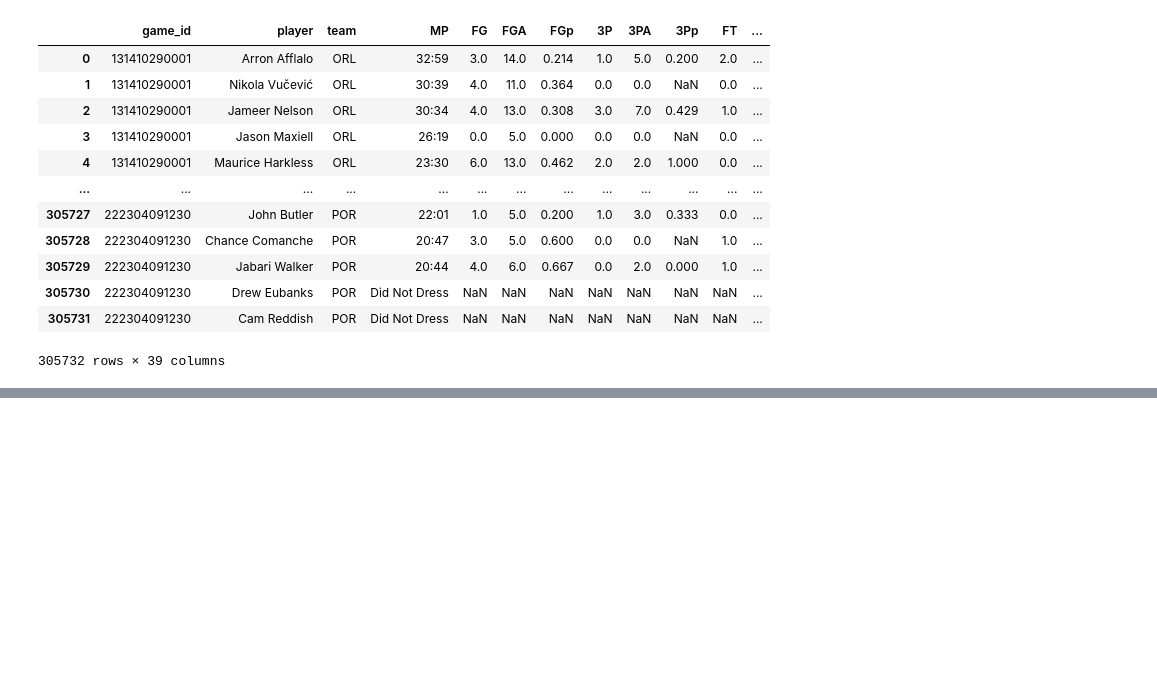
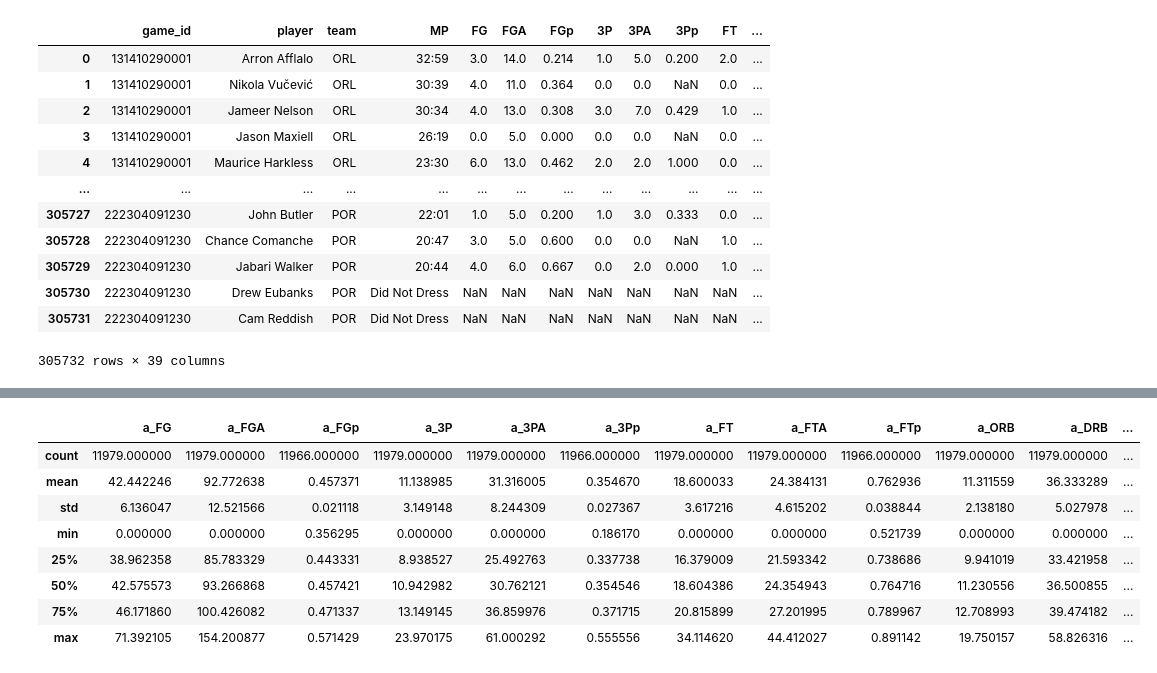
Before and after one commit to luke-lite/NBA-Prediction-Modeling, a Jupyter notebook: data/player_data/Player SQL testing.ipynb, the cells around one changed output, grey strips where cells are left out. Cells and saved outputs as stored; diff of their text form; code cells hidden in the pictures; blank space fills up the shorter version.

```diff
--- a/data/player_data/Player SQL testing.ipynb
+++ b/data/player_data/Player SQL testing.ipynb
@@ -290,0 +273,12 @@ test_team_aggs.loc[:,'a_ORBp':'a_TOVp']/5
+# %%
+p_20.describe()
+# %% [output]
+|  | a_FG | a_FGA | a_FGp | a_3P | a_3PA | a_3Pp | a_FT | a_FTA | a_FTp | a_ORB | a_DRB | ... |
+| count | 11979.000000 | 11979.000000 | 11966.000000 | 11979.000000 | 11979.000000 | 11966.000000 | 11979.000000 | 11979.000000 | 11966.000000 | 11979.000000 | 11979.000000 | ... |
+| mean | 42.442246 | 92.772638 | 0.457371 | 11.138985 | 31.316005 | 0.354670 | 18.600033 | 24.384131 | 0.762936 | 11.311559 | 36.333289 | ... |
+| std | 6.136047 | 12.521566 | 0.021118 | 3.149148 | 8.244309 | 0.027367 | 3.617216 | 4.615202 | 0.038844 | 2.138180 | 5.027978 | ... |
+| min | 0.000000 | 0.000000 | 0.356295 | 0.000000 | 0.000000 | 0.186170 | 0.000000 | 0.000000 | 0.521739 | 0.000000 | 0.000000 | ... |
+| 25% | 38.962358 | 85.783329 | 0.443331 | 8.938527 | 25.492763 | 0.337738 | 16.379009 | 21.593342 | 0.738686 | 9.941019 | 33.421958 | ... |
+| 50% | 42.575573 | 93.266868 | 0.457421 | 10.942982 | 30.762121 | 0.354546 | 18.604386 | 24.354943 | 0.764716 | 11.230556 | 36.500855 | ... |
+| 75% | 46.171860 | 100.426082 | 0.471337 | 13.149145 | 36.859976 | 0.371715 | 20.815899 | 27.201995 | 0.789967 | 12.708993 | 39.474182 | ... |
+| max | 71.392105 | 154.200877 | 0.571429 | 23.970175 | 61.000292 | 0.555556 | 34.114620 | 44.412027 | 0.891142 | 19.750157 | 58.826316 | ... |
```
Also changed, not shown: parts of 8 cells of this notebook, 1 other file.
